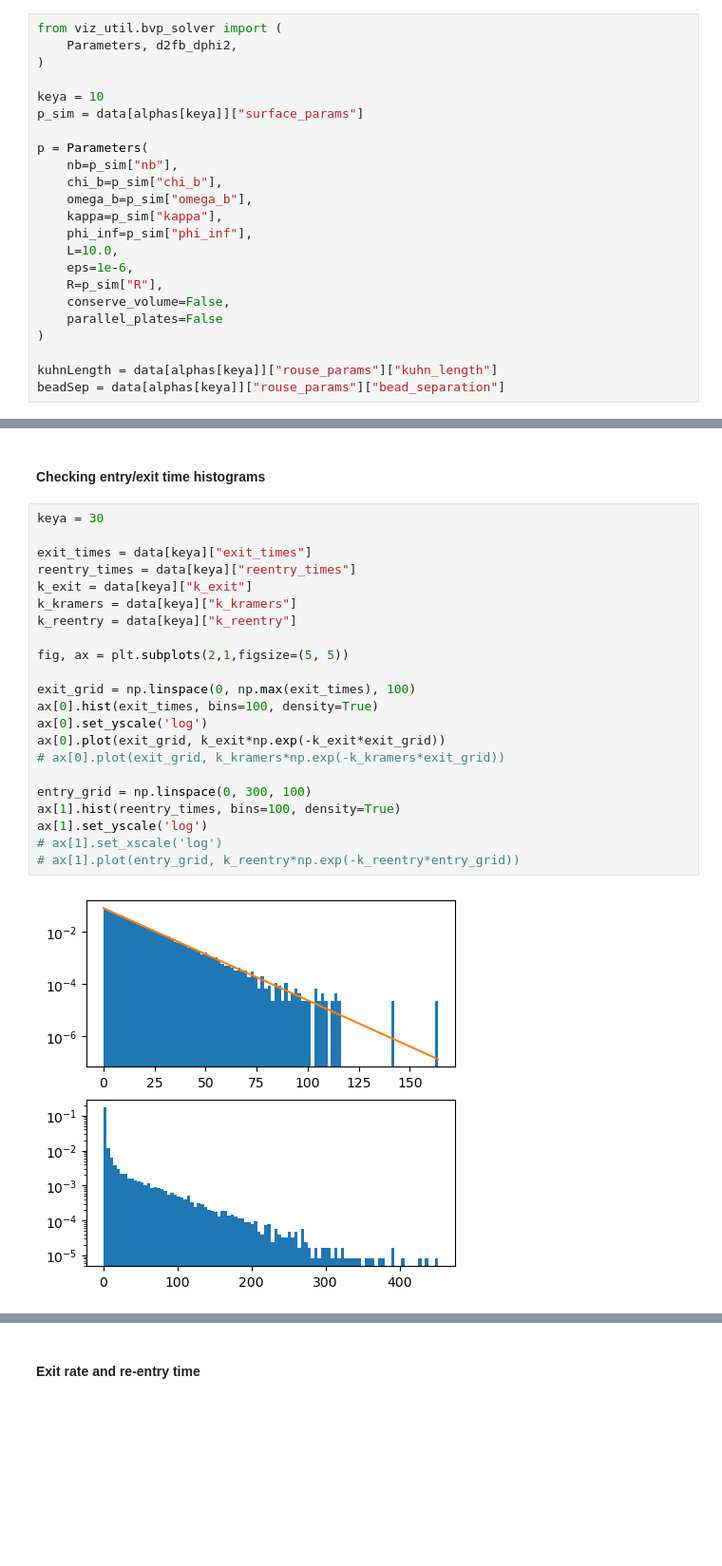
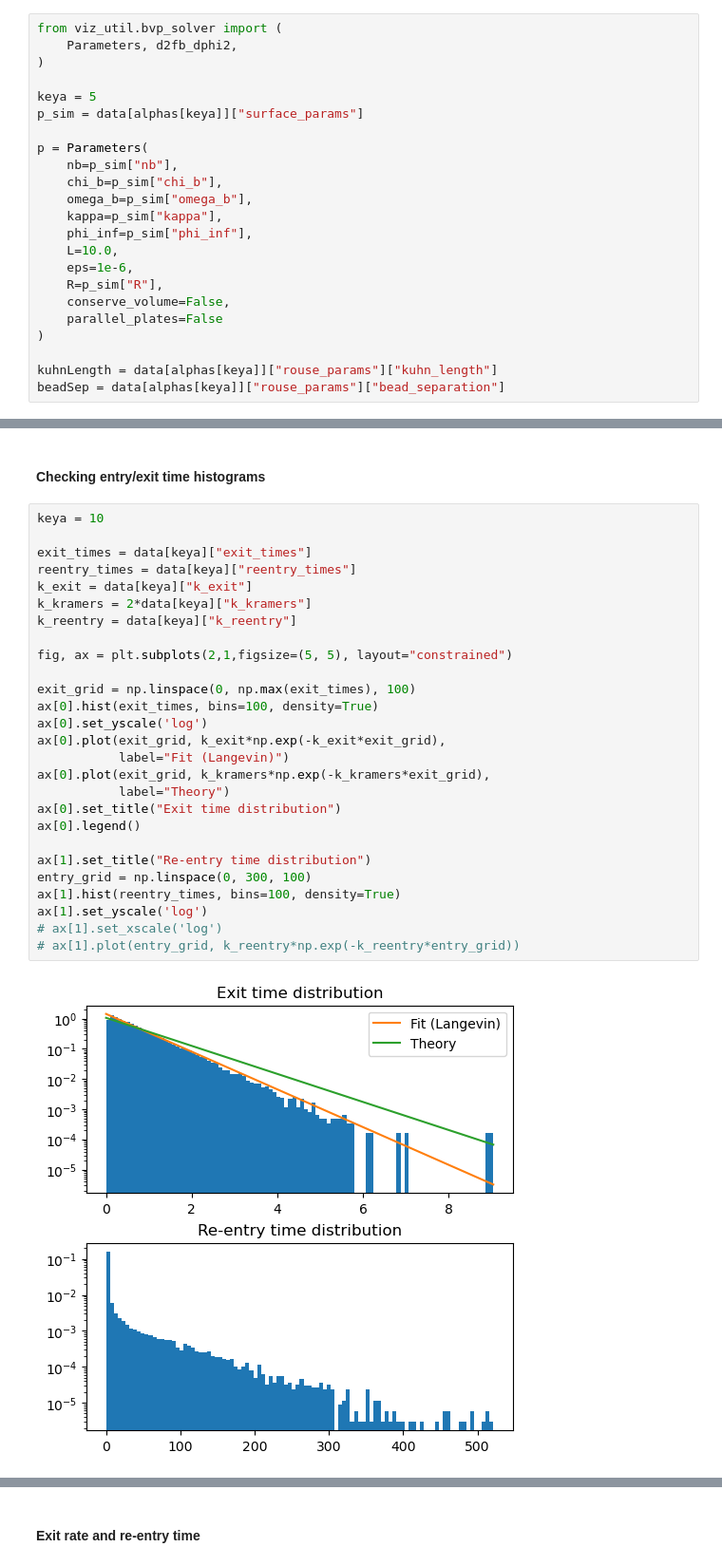
Before and after one commit to ta-rekt/Droplet, a Jupyter notebook: viz-rouse.ipynb, the cells around one changed output, grey strips where cells are left out. Shown at 95% size. Drawn from its saved outputs; the diff is of its cells as text; blank space fills up the shorter version.

```diff
--- a/viz-rouse.ipynb
+++ b/viz-rouse.ipynb
@@ -356,7 +356,7 @@ from viz_util.bvp_solver import (
     Parameters, d2fb_dphi2,
 )
 
-keya = 10
+keya = 5
 p_sim = data[alphas[keya]]["surface_params"]
 
 p = Parameters(
@@ -898,26 +903,31 @@ ax.set_yscale("log")
 # %% [markdown]
 #### Checking entry/exit time histograms
 # %%
-keya = 30
+keya = 10
 
 exit_times = data[keya]["exit_times"]
 reentry_times = data[keya]["reentry_times"]
 k_exit = data[keya]["k_exit"]
-k_kramers = data[keya]["k_kramers"]
+k_kramers = 2*data[keya]["k_kramers"]
 k_reentry = data[keya]["k_reentry"]
 
-fig, ax = plt.subplots(2,1,figsize=(5, 5))
+fig, ax = plt.subplots(2,1,figsize=(5, 5), layout="constrained")
 
 exit_grid = np.linspace(0, np.max(exit_times), 100)
 ax[0].hist(exit_times, bins=100, density=True)
 ax[0].set_yscale('log')
-ax[0].plot(exit_grid, k_exit*np.exp(-k_exit*exit_grid))
-# ax[0].plot(exit_grid, k_kramers*np.exp(-k_kramers*exit_grid))
+ax[0].plot(exit_grid, k_exit*np.exp(-k_exit*exit_grid),
+           label="Fit (Langevin)")
+ax[0].plot(exit_grid, k_kramers*np.exp(-k_kramers*exit_grid),
+           label="Theory")
+ax[0].set_title("Exit time distribution")
+ax[0].legend()
 
+ax[1].set_title("Re-entry time distribution")
 entry_grid = np.linspace(0, 300, 100)
 ax[1].hist(reentry_times, bins=100, density=True)
 ax[1].set_yscale('log')
 # ax[1].set_xscale('log')
 # ax[1].plot(entry_grid, k_reentry*np.exp(-k_reentry*entry_grid))
 # %% [output]
-[figure, old version]
+[figure, new version]
```
Also changed, not shown: parts of 9 cells of this notebook, 9 other files.
